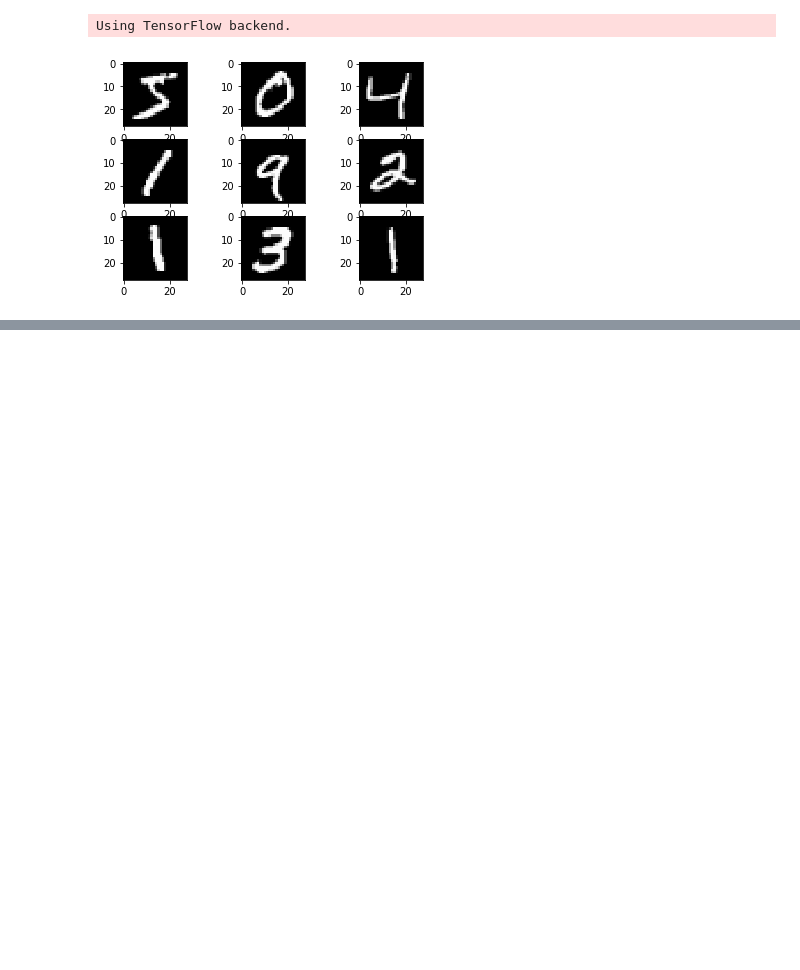
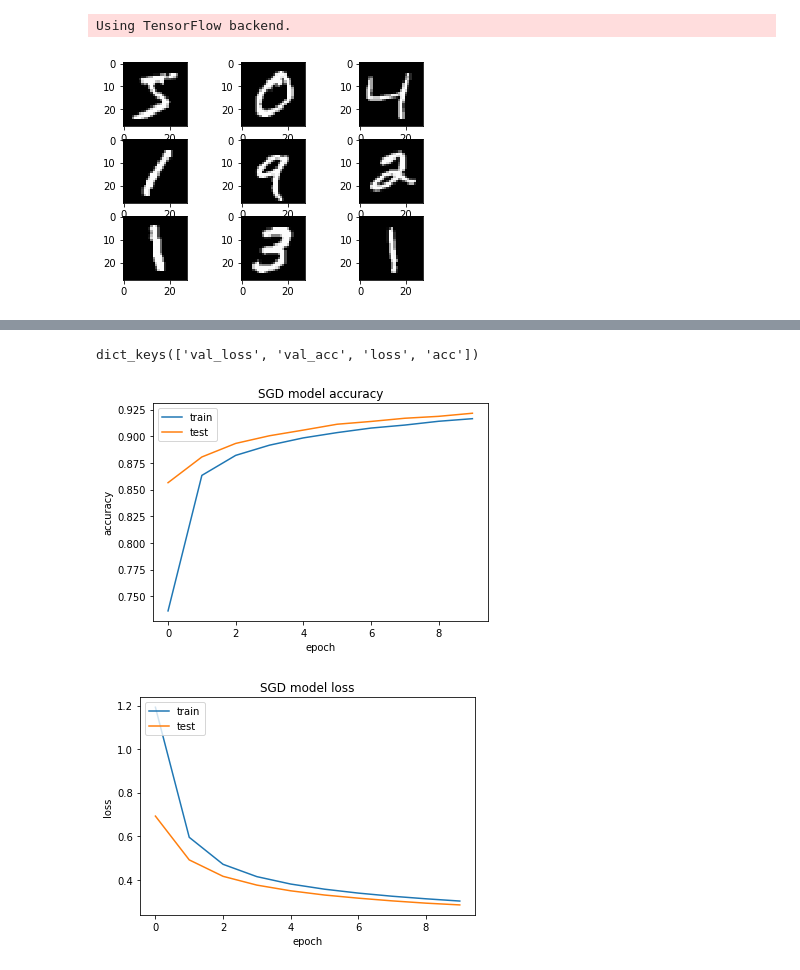
Before and after one commit to SuryaDev-Reddy/MnistDigitClassifier, a Jupyter notebook: MnistDigitClassifier.ipynb, the cells around one changed output, grey strips where cells are left out. Drawn from its saved outputs; the diff is of its cells as text; code cells hidden in the pictures; blank space fills up the shorter version.

```diff
--- a/MnistDigitClassifier.ipynb
+++ b/MnistDigitClassifier.ipynb
@@ -91,0 +109,2 @@ Baseline Error: 1.79%
+# %%
+model3 = baseline_model('SGD')
@@ -114,0 +241,6 @@ dict_keys(['val_loss', 'val_acc', 'loss', 'acc'])
+# %%
+printplot(model3,'SGD')
+# %% [output]
+dict_keys(['val_loss', 'val_acc', 'loss', 'acc'])
+[figure, added]
+[figure, added]
```
Also changed, not shown: parts of 17 cells of this notebook.
